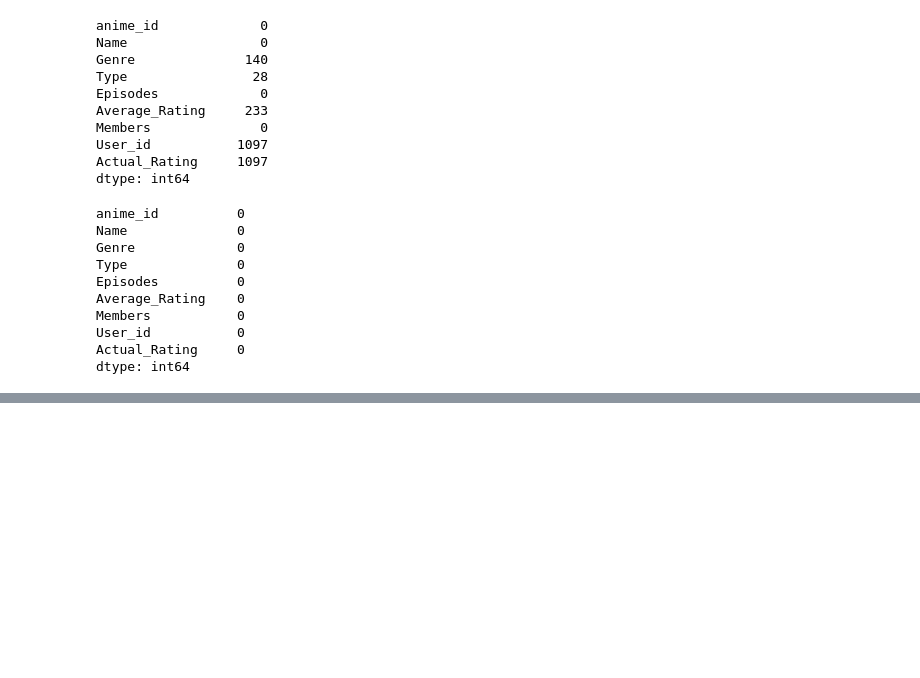
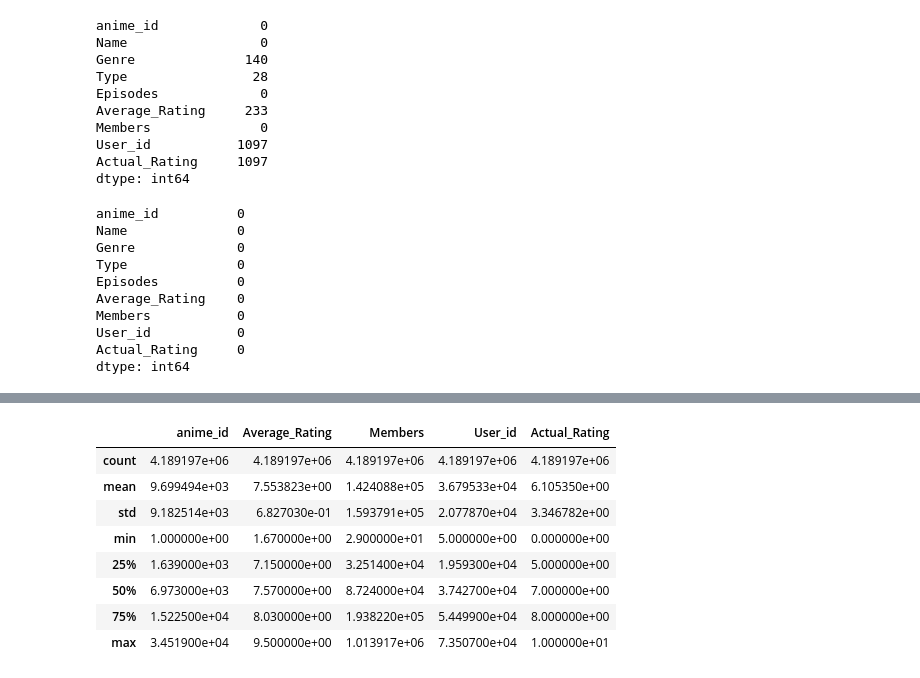
Before and after one commit to hargurjeet/Recommedation-Systems, a Jupyter notebook: Anime_Recommendation_Item_Based_CosineSimilarity.ipynb, the cells around one changed output, grey strips where cells are left out. Saved outputs shown, nothing was run; the diff lists cells and outputs as text; code cells hidden in the pictures; blank space fills up the shorter version.

```diff
--- a/Anime_Recommendation_Item_Based_CosineSimilarity.ipynb
+++ b/Anime_Recommendation_Item_Based_CosineSimilarity.ipynb
@@ -392,0 +471,12 @@ dtype: int64
+# %%
+full_data_Valid_Users.describe()
+# %% [output]
+|  | anime_id | Average_Rating | Members | User_id | Actual_Rating |
+| count | 4.189197e+06 | 4.189197e+06 | 4.189197e+06 | 4.189197e+06 | 4.189197e+06 |
+| mean | 9.699494e+03 | 7.553823e+00 | 1.424088e+05 | 3.679533e+04 | 6.105350e+00 |
+| std | 9.182514e+03 | 6.827030e-01 | 1.593791e+05 | 2.077870e+04 | 3.346782e+00 |
+| min | 1.000000e+00 | 1.670000e+00 | 2.900000e+01 | 5.000000e+00 | 0.000000e+00 |
+| 25% | 1.639000e+03 | 7.150000e+00 | 3.251400e+04 | 1.959300e+04 | 5.000000e+00 |
+| 50% | 6.973000e+03 | 7.570000e+00 | 8.724000e+04 | 3.742700e+04 | 7.000000e+00 |
+| 75% | 1.522500e+04 | 8.030000e+00 | 1.938220e+05 | 5.449900e+04 | 8.000000e+00 |
+| max | 3.451900e+04 | 9.500000e+00 | 1.013917e+06 | 7.350700e+04 | 1.000000e+01 |
```
Also changed, not shown: parts of 8 cells of this notebook.
